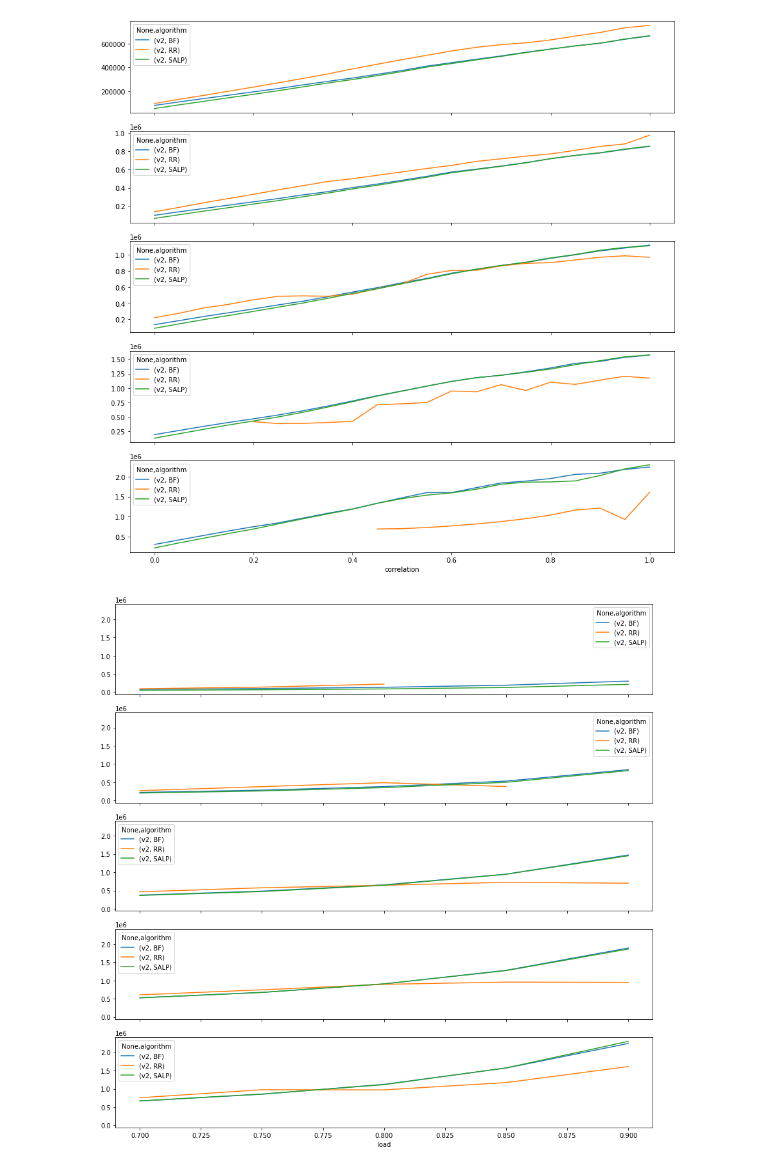
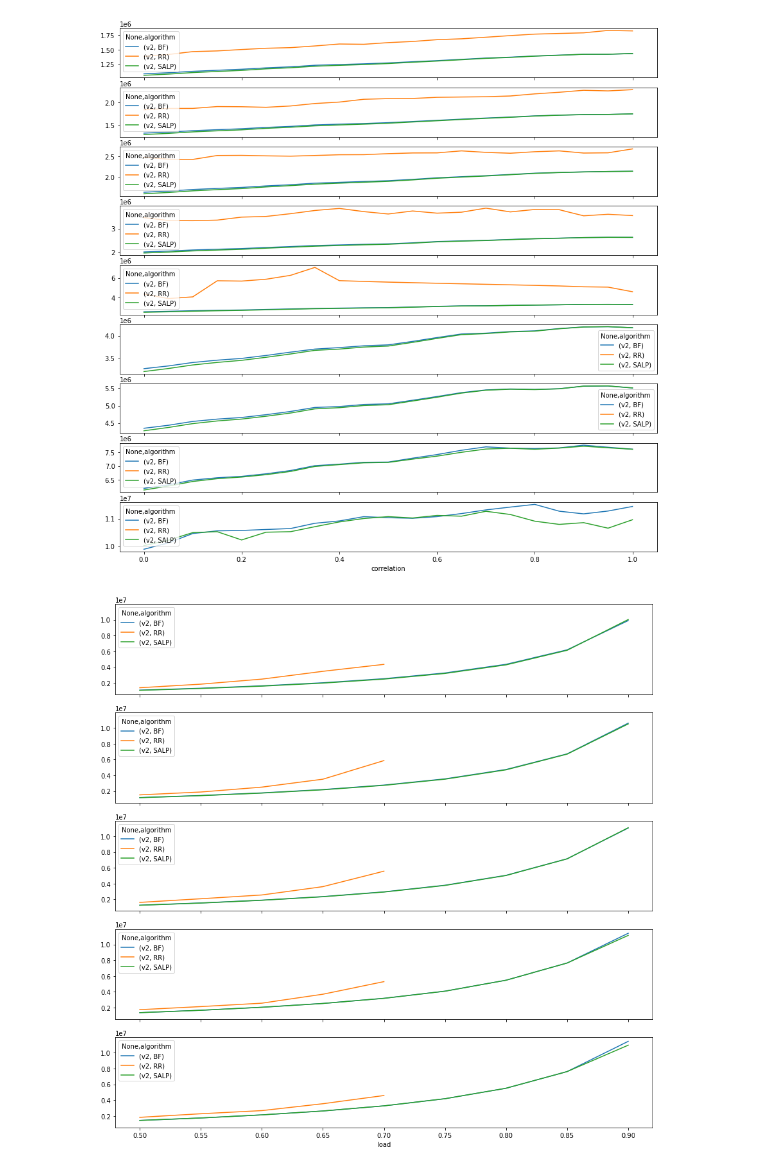
Before and after one commit to szkudlarekdamian/kosharda, a Jupyter notebook: plots_py.ipynb, the cells around one changed output. Saved outputs shown, nothing was run; the diff lists cells and outputs as text; code cells hidden in the pictures.

```diff
--- a/plots_py.ipynb
+++ b/plots_py.ipynb
@@ -3,7 +3,7 @@ import numpy as np
 import pandas as pd
 import matplotlib.pyplot as plt
 # %%
-df = pd.read_csv('results/N100-F1000-S100-R100-result-v11-exp.csv')
+df = pd.read_csv('results/N100-F1000-S100-R100-result-v12.csv')
 df.describe()
 # %% [output]
 |  | correlation | load | v1 | v2 | disturbance | mean_ca | actual_load |
@@ -48,15 +48,15 @@ for i in range(loads.size):
     vals[vals['load']==loads[i]].drop('load', axis=1).plot(x='correlation', ax=axes[i], legend=True)
 plt.show()
 # %% [output]
-[figure, old version]
+[figure, new version]
 # %%
 cors = np.array([0,.25,.5,.75,1])
-fig, axes = plt.subplots(loads.size, 1, figsize=(15,15), sharex=True, sharey=True)
+fig, axes = plt.subplots(cors.size, 1, figsize=(15,15), sharex=True, sharey=True)
 for i in range(cors.size):
     vals[vals['correlation']==cors[i]].drop('correlation', axis=1).plot(x='load', ax=axes[i], legend=True)
 plt.show()
 # %% [output]
-[figure, old version]
+[figure, new version]
 # %%
 df.groupby(['algorithm', 'load']).count()
 # %% [output]
```
Also changed, not shown: parts of 10 cells of this notebook, 4 other files.
